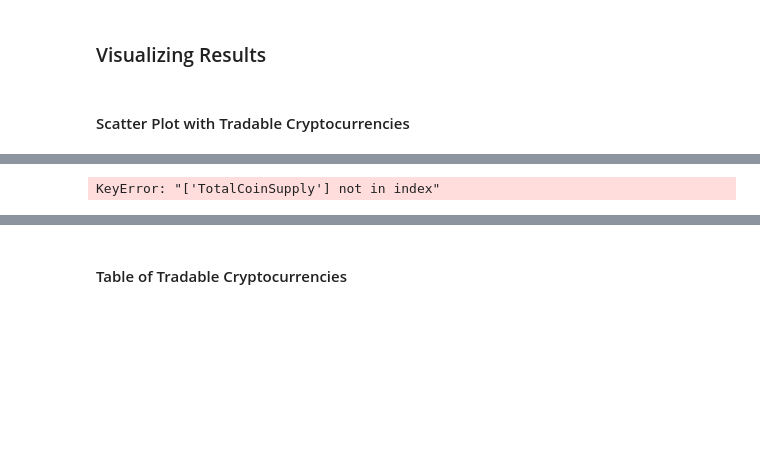
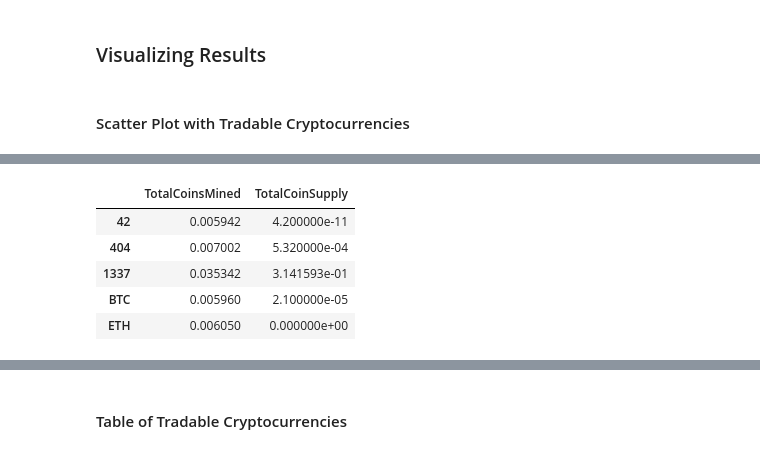
Before and after one commit to kxh3/unit13-challenge, a Jupyter notebook: Clustering Crypto/crypto_clustering.ipynb, the cells around one changed output, grey strips where cells are left out. Cells and saved outputs as stored; diff of their text form; code cells hidden in the pictures; blank space fills up the shorter version.

```diff
--- a/Clustering Crypto/crypto_clustering.ipynb
+++ b/Clustering Crypto/crypto_clustering.ipynb
@@ -193,12 +209,18 @@ clustered_df.head()
 # %%
 # Scale data to create the scatter plot
 scaler = MinMaxScaler()
-crypto_columns = ['TotalCoinsMined', 'TotalCoinSupply']
-x = crypto_df[crypto_columns].values
+
+x = crypto_df_2[['TotalCoinsMined', 'TotalCoinSupply']].values
 x_scaled = scaler.fit_transform(x)
 
-x_df= pd.DataFrame(x_scaled,columns=crypto_columns, index=crypto_df_2.index)
+coin_types_df= pd.DataFrame(x_scaled,columns= ['TotalCoinsMined', 'TotalCoinSupply'], index=crypto_df_2.index)
+coin_types_df.head()
 # %% [output]
-KeyError: "['TotalCoinSupply'] not in index"
+|  | TotalCoinsMined | TotalCoinSupply |
+| 42 | 0.005942 | 4.200000e-11 |
+| 404 | 0.007002 | 5.320000e-04 |
+| 1337 | 0.035342 | 3.141593e-01 |
+| BTC | 0.005960 | 2.100000e-05 |
+| ETH | 0.006050 | 0.000000e+00 |
 # %%
 # Plot the scatter with x="TotalCoinsMined" and y="TotalCoinSupply"
```
Also changed, not shown: parts of 6 cells of this notebook.
